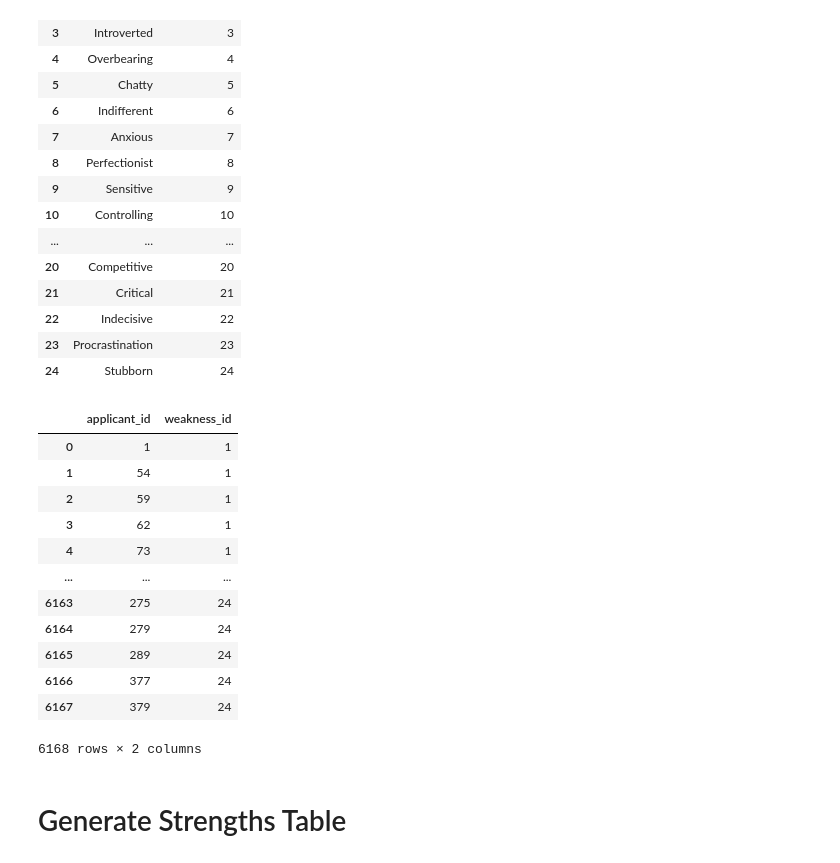
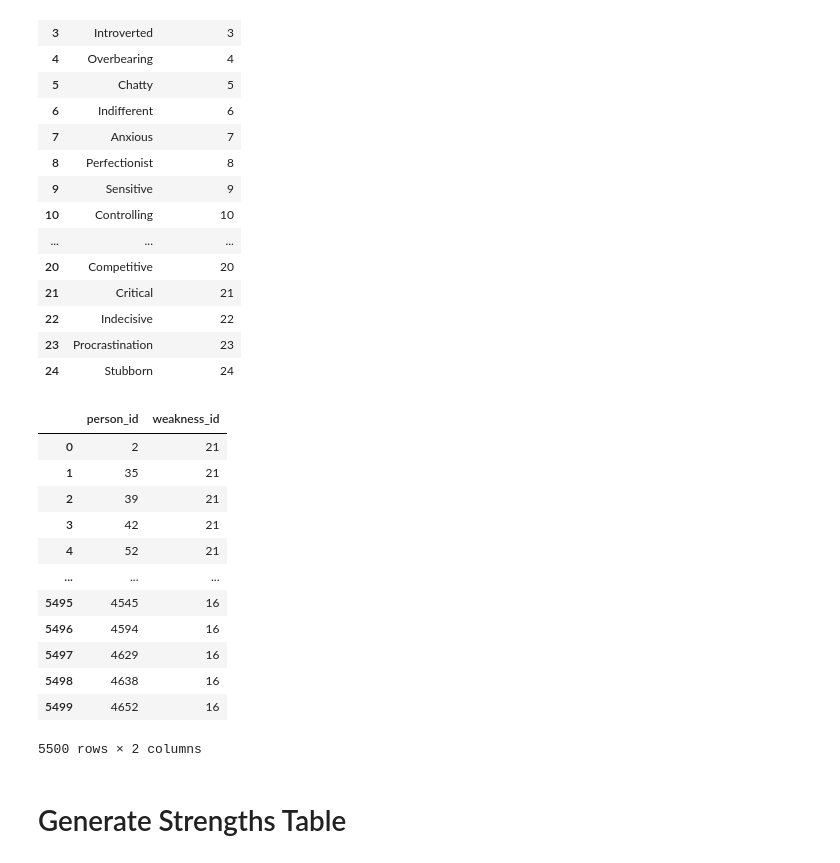
Before and after one commit to GurjinderB/SpartaGlobalETLPipeline, a Jupyter notebook: transform_to_tables.ipynb, the cells around one changed output. Drawn from its saved outputs; the diff is of its cells as text; code cells hidden in the pictures.

```diff
--- a/transform_to_tables.ipynb
+++ b/transform_to_tables.ipynb
@@ -129,40 +133,40 @@ display(weakness_df)
 | 24 | Stubborn | 24 |
 # %%
 # takes talent jsons, talent csv, weakness dataframe as arguments
-def generate_weakness_junc_df(df, df2, weakness_df):
-    # merge talent json dataframe and talen csv dataframe and extract id and weaknesses columns
-    merged_pd = pd.merge(df, df2, on='name')[['id', 'weaknesses']]
+def generate_weakness_junc_df(candidates, weakness_df):
     weakness_junc_list = list()
 
     # for each row in the merged dataframe add (id, weakness) to a new dataframe for each weakness in weaknesses list
-    for index, row in merged_pd.iterrows():
-        applicant_id = row['id']
+    for index, row in candidates.iterrows():
+        person_id = row['person_id']
         weaknesses = row['weaknesses']
 
-        for weakness in weaknesses:
-            weakness_junc_list.append([applicant_id, weakness])
+        if type(weaknesses) == list:
+            for weakness in weaknesses:
+                weakness_junc_list.append([person_id, weakness])
 
-    weakness_junc = pd.DataFrame(weakness_junc_list, columns=['applicant_id', 'weakness'])
+    weakness_junc = pd.DataFrame(weakness_junc_list, columns=['person_id', 'weakness'])
 
-    weakness_junc = pd.merge(weakness_junc, weakness_df, on='weakness')[['applicant_id', 'weakness_id']]
+    weakness_junc = pd.merge(weakness_junc, weakness_df, on='weakness')[['person_id', 'weakness_id']]
 
     return weakness_junc
-# %%
-display(generate_weakness_junc_df(df_json, df_csv, weakness_df))
-# %% [output]
-|  | applicant_id | weakness_id |
-| 0 | 1 | 1 |
-| 1 | 54 | 1 |
-| 2 | 59 | 1 |
-| 3 | 62 | 1 |
-| 4 | 73 | 1 |
-| ... | ... | ... |
-| 6163 | 275 | 24 |
-| 6164 | 279 | 24 |
-| 6165 | 289 | 24 |
-| 6166 | 377 | 24 |
-| 6167 | 379 | 24 |
-6168 rows × 2 columns
+# %%
+weakness_junc_df = generate_weakness_junc_df(candidates, weakness_df)
+display(weakness_junc_df)
+# %% [output]
+|  | person_id | weakness_id |
+| 0 | 2 | 21 |
+| 1 | 35 | 21 |
+| 2 | 39 | 21 |
+| 3 | 42 | 21 |
+| 4 | 52 | 21 |
+| ... | ... | ... |
+| 5495 | 4545 | 16 |
+| 5496 | 4594 | 16 |
+| 5497 | 4629 | 16 |
+| 5498 | 4638 | 16 |
+| 5499 | 4652 | 16 |
+5500 rows × 2 columns
 # %% [markdown]
 # Generate Strengths Table
 # %%
```
Also changed, not shown: parts of 10 cells of this notebook.
